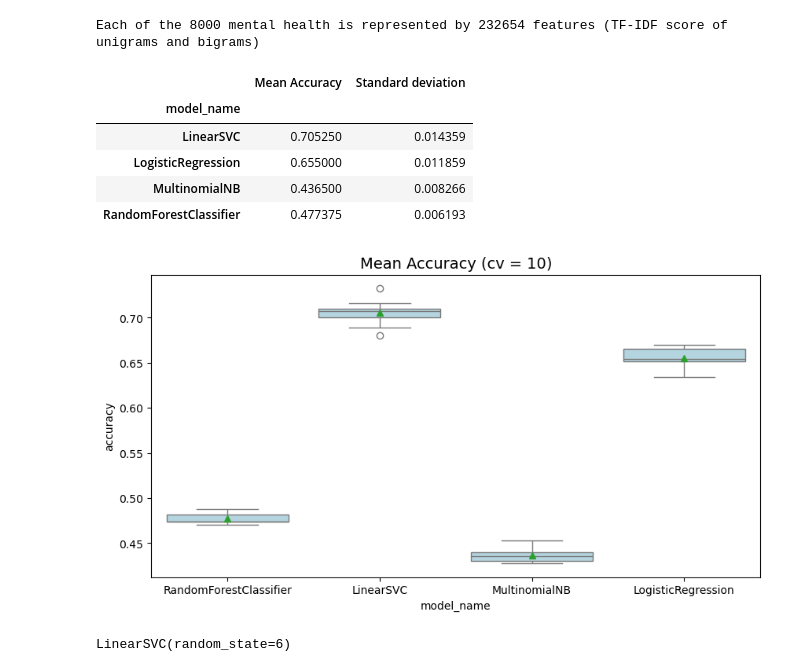
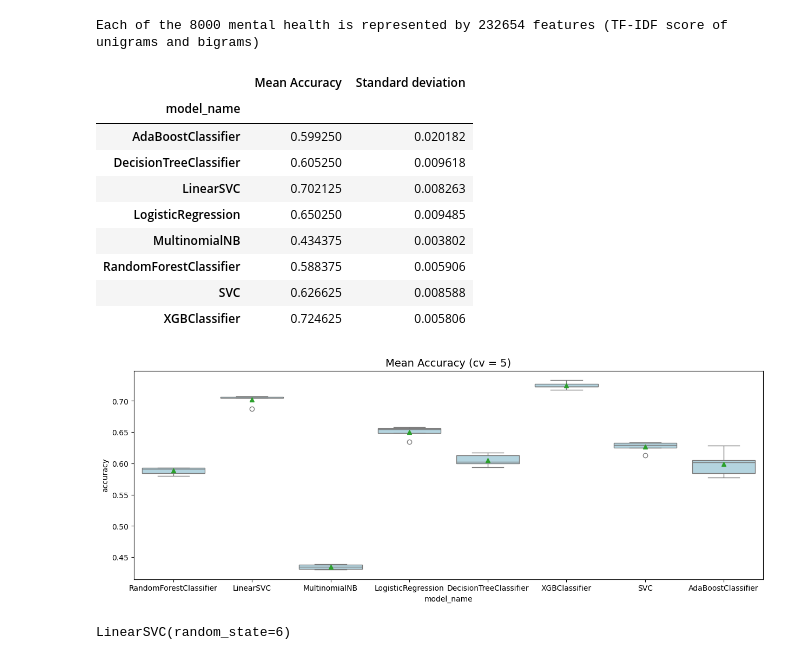
Before and after one commit to Engelbert107/Mental-Health-Status-Prediction, a Jupyter notebook: notebook/SentimentAnalysis_base.ipynb, the cells around one changed output. Drawn from its saved outputs; the diff is of its cells as text; code cells hidden in the pictures.

Commit message:
update notebook for linear models

```diff
--- a/notebook/SentimentAnalysis_base.ipynb
+++ b/notebook/SentimentAnalysis_base.ipynb
@@ -354,18 +357,23 @@ print("Each of the %d mental health is represented by %d features (TF-IDF score
 # %% [output]
 Each of the 8000 mental health is represented by 232654 features (TF-IDF score of unigrams and bigrams)
 # %%
-# Cross-validation using Stratified K-Fold
+# Define models
 models = [
-    RandomForestClassifier(n_estimators=100, max_depth=5, random_state=6),
-    LinearSVC(),
+    RandomForestClassifier(random_state=6),
+    LinearSVC(random_state=6),
     MultinomialNB(),
     LogisticRegression(random_state=6),
+    DecisionTreeClassifier(random_state=6),
+    XGBClassifier(random_state=6),
+    SVC(random_state=6),
+    AdaBoostClassifier(random_state=6),
 ]
 
-CV = 10
+# Cross-validation setup
+CV = 5
 skf = StratifiedKFold(n_splits=CV, shuffle=True, random_state=6)
 
-cv_df = pd.DataFrame()
+# Store results
 entries = []
 for model in models:
     model_name = model.__class__.__name__
@@ -373,6 +381,7 @@ for model in models:
     for fold_idx, accuracy in enumerate(accuracies):
         entries.append((model_name, fold_idx, accuracy))
 
+# Create DataFrame with results
 cv_df = pd.DataFrame(entries, columns=["model_name", "fold_idx", "accuracy"])
 # %%
 mean_accuracy = cv_df.groupby('model_name').accuracy.mean()
@@ -384,19 +393,23 @@ acc
 # %% [output]
 |  | Mean Accuracy | Standard deviation |
 | model_name |  |  |
-| LinearSVC | 0.705250 | 0.014359 |
-| LogisticRegression | 0.655000 | 0.011859 |
-| MultinomialNB | 0.436500 | 0.008266 |
-| RandomForestClassifier | 0.477375 | 0.006193 |
+| AdaBoostClassifier | 0.599250 | 0.020182 |
+| DecisionTreeClassifier | 0.605250 | 0.009618 |
+| LinearSVC | 0.702125 | 0.008263 |
+| LogisticRegression | 0.650250 | 0.009485 |
+| MultinomialNB | 0.434375 | 0.003802 |
+| RandomForestClassifier | 0.588375 | 0.005906 |
+| SVC | 0.626625 | 0.008588 |
+| XGBClassifier | 0.724625 | 0.005806 |
 # %%
-plt.figure(figsize=(10, 5))
+plt.figure(figsize=(15, 5))
 sns.boxplot(x='model_name', y='accuracy',
             data=cv_df,
             color='lightblue',
             showmeans=True)
-plt.title("Mean Accuracy (cv = 10)", size=14);
+plt.title("Mean Accuracy (cv = 5)", size=14);
 # %% [output]
-[figure, old version]
+[figure, new version]
 # %%
 # Apply TF-IDF Vectorization on the entire data
 vectorizer = TfidfVectorizer(stop_words="english", min_df=1, ngram_range=(1, 2), sublinear_tf=True)
```
Also changed, not shown: parts of 1 cell of this notebook.
